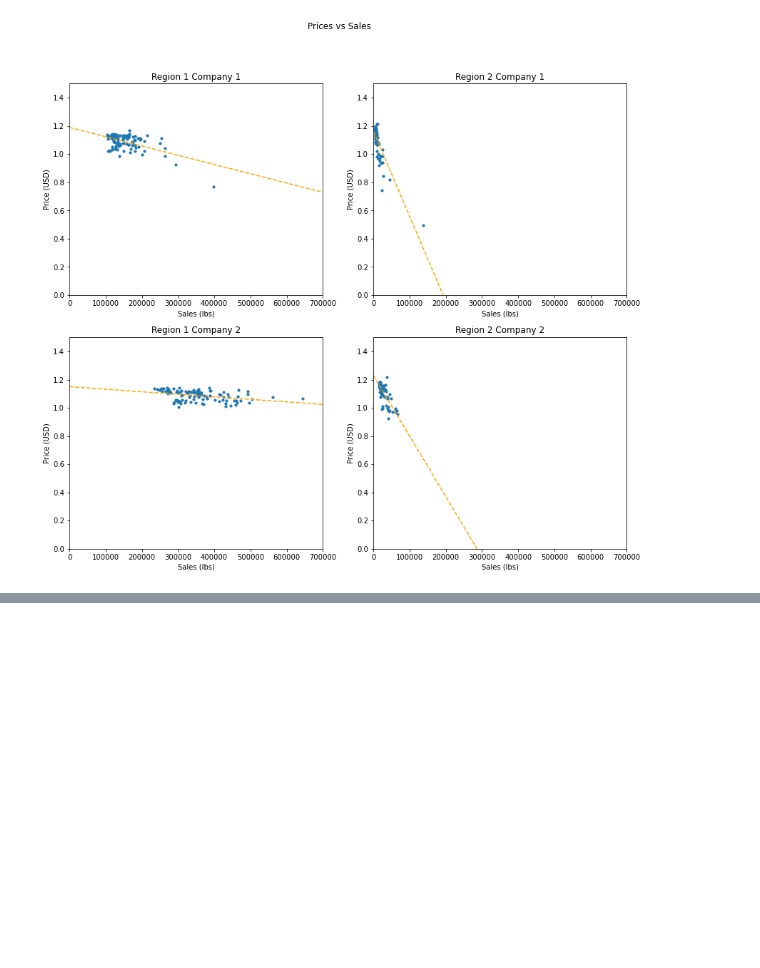
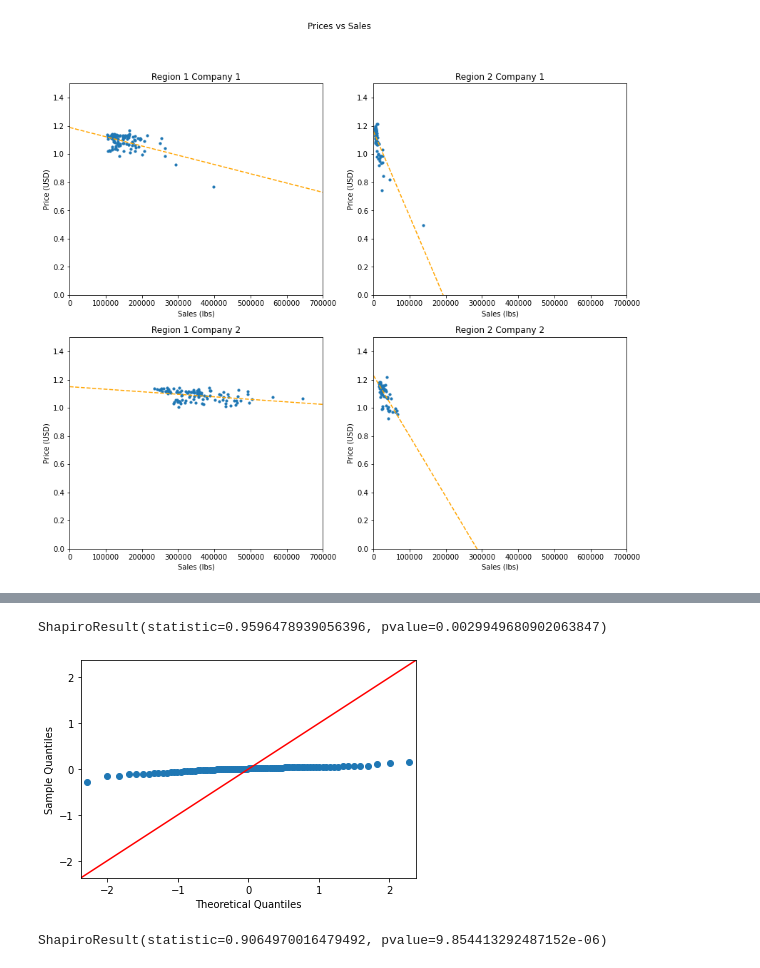
Before and after one commit to hinojosaad/Damavis-Challenge, a Jupyter notebook: Damavis Data Science Challenge Ex 2.ipynb, the cells around one changed output, grey strips where cells are left out. Cells and saved outputs as stored; diff of their text form; code cells hidden in the pictures; blank space fills up the shorter version.

```diff
--- a/Damavis Data Science Challenge Ex 2.ipynb
+++ b/Damavis Data Science Challenge Ex 2.ipynb
@@ -267,0 +335,16 @@ plt.show()
+# %%
+scipy.stats.shapiro(r1_c1["Residual_Price_USD"])
+# %% [output]
+ShapiroResult(statistic=0.9596478939056396, pvalue=0.0029949680902063847)
+# %%
+r2_c1["Pred_Price_USD"]=m21*r2_c1["Sales_U"]+b21
+r2_c1["Residual_Price_USD"] = r2_c1["Price_USD"]-r2_c1["Pred_Price_USD"]
+
+sm.qqplot(r2_c1["Residual_Price_USD"], line='45')
+plt.show()
+# %% [output]
+[figure, added]
+# %%
+scipy.stats.shapiro(r2_c1["Residual_Price_USD"])
+# %% [output]
+ShapiroResult(statistic=0.9064970016479492, pvalue=9.854413292487152e-06)
```
Also changed, not shown: parts of 23 cells of this notebook.
